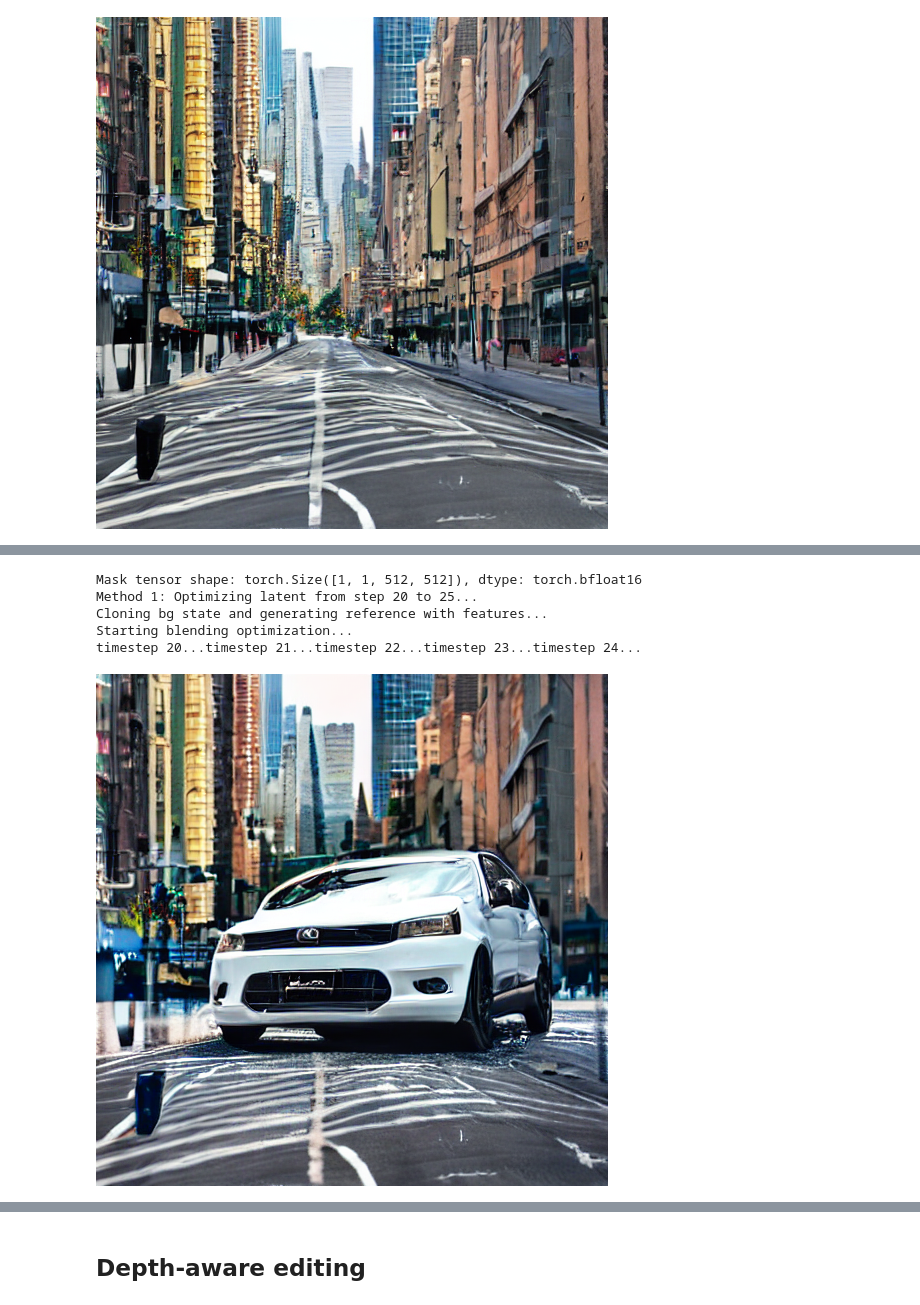
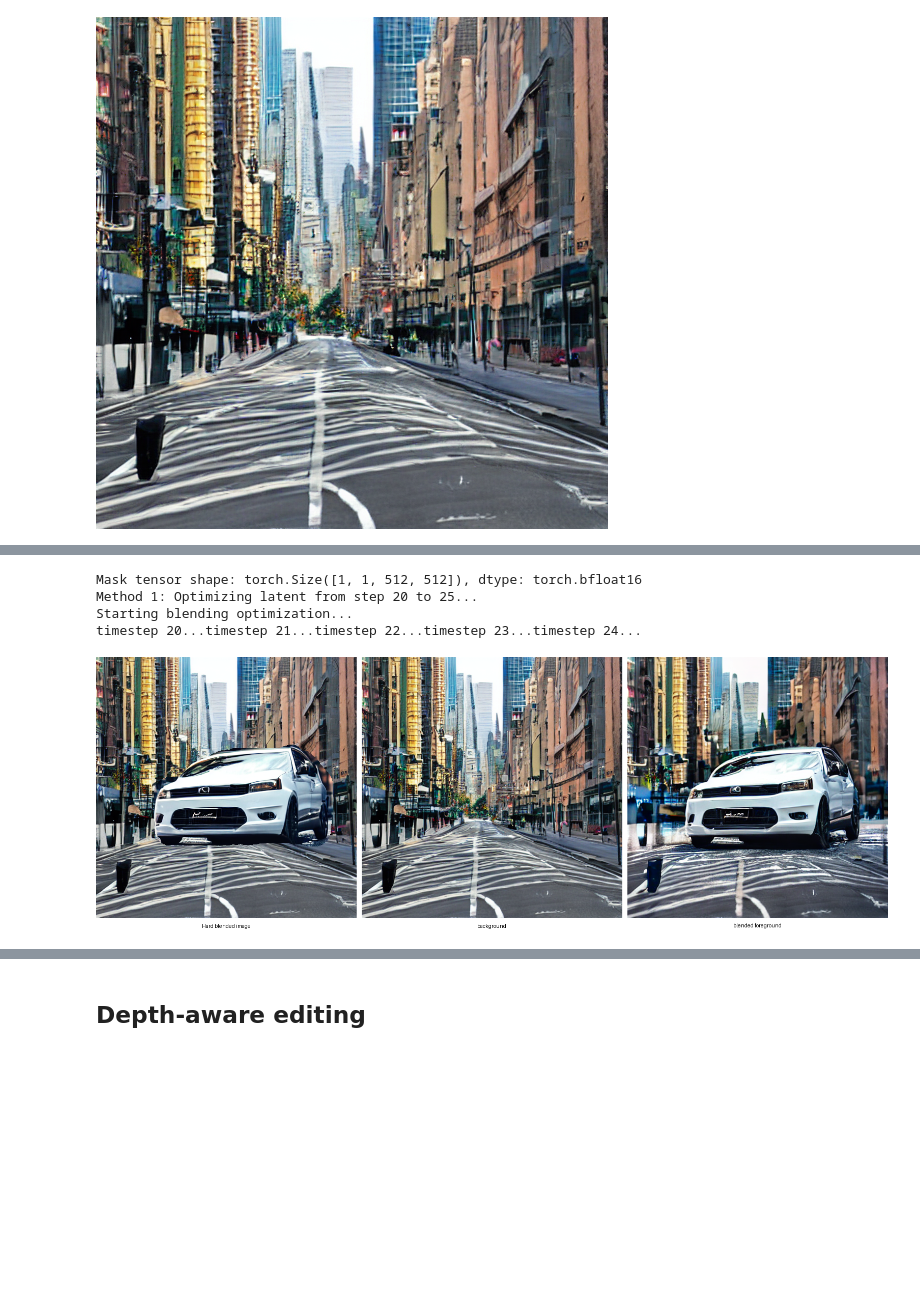
Before and after one commit to SaturnTsen/Flow-DLE, a Jupyter notebook: rotate.ipynb, the cells around one changed output, grey strips where cells are left out. Cells and saved outputs as stored; diff of their text form; code cells hidden in the pictures; blank space fills up the shorter version.

```diff
--- a/rotate.ipynb
+++ b/rotate.ipynb
@@ -110,46 +87,64 @@ blended_img
 # %%
-from instaflow.blend_transfer import BlendConfig, get_callback_with_fg_features
+from instaflow.blend_transfer import BlendConfig, blend_with_fg_features
 
-# Mask
+mask = painter.get_mask() # 0-1 numpy array dtype uint8
 mask_tensor = torch.from_numpy(mask).to(device=state_bg.device, dtype=state_bg.latent.dtype)
 if mask_tensor.ndim == 2:
     mask_tensor = mask_tensor.unsqueeze(0).unsqueeze(0)  # [1, 1, H, W]
+print(f"Mask tensor shape: {mask_tensor.shape}, dtype: {mask_tensor.dtype}")
+
+########################### HARD BLENDING #################################
+# Simple blending: mask * foreground + (1 - mask) * background
+fg_array = np.array(img_fg).astype(np.float32) / 255.0
+bg_array = np.array(img_bg).astype(np.float32) / 255.0
+mask_array = mask[:, :, np.newaxis]
+blended_array = mask_array * fg_array + (1.0 - mask_array) * bg_array
+blended_img = PIL.Image.fromarray((blended_array * 255).astype(np.uint8))
+blended_img
+
+############################ SOFT BLENDING ################################
 
 # Configs
 config = BlendConfig(
     blend_start_step=20,
     blend_end_step=25,
     optim_steps_per_inference=10,
     lr=0.1,
     lamfg=0.01, # fg guidance scale
     lambg=0.001 # bg guidance scale
 )
 
-print(f"Mask tensor shape: {mask_tensor.shape}, dtype: {mask_tensor.dtype}")
+# Clone bg state as reference and regenerate with features
 print(f"Method 1: Optimizing latent from step {config.blend_start_step} to {config.blend_end_step}...")
-
-# Clone bg state as reference and regenerate with features
-print("Cloning bg state and generating reference with features...")
 state_bg_ref = state_bg.clone()
 state_bg_ref.capture_all_intermediate_features = True
 state_bg_ref.intermediate_latents = []
 state_bg_ref.reset()
-state_bg_ref = pipe.infer_from_state(state_bg_ref, until=50, callback=example_callback)
+state_bg_ref = pipe.infer_from_state(state_bg_ref, until=50)
 
 print("Starting blending optimization...")
 state_bg.reset()
-state_bg = pipe.infer_from_state(
-    state_bg,
-    until=50,
-    callback = get_callback_with_fg_features(pipe, state_fg, state_bg_ref, mask_tensor, config)
+state_bg = pipe.infer_from_state(state_bg, until=50,
+    callback = blend_with_fg_features(pipe, state_fg, state_bg_ref, mask_tensor, config)
 )
 torch.cuda.empty_cache()
 img_method1 = pipe.decode_latents(state_bg.latent)[0][0]
-img_method1
+
+######################## ORIGINAL IMAGE #####################################
+state_bg.reset()
+state_bg = pipe.infer_from_state(state_bg, until=50, callback=None)
+torch.cuda.empty_cache()
+orig_img = pipe.decode_latents(state_bg.latent)[0][0]
+
+
+################################ SHOW #######################################
+show_images_in_row(
+    [blended_img, orig_img, img_method1 ],
+    ["Hard blended image", "background", "blended foreground"]
+)
 # %% [output]
 Mask tensor shape: torch.Size([1, 1, 512, 512]), dtype: torch.bfloat16
 Method 1: Optimizing latent from step 20 to 25...
-Cloning bg state and generating reference with features...
 Starting blending optimization...
 timestep 20...timestep 21...timestep 22...timestep 23...timestep 24...
-[figure, old version]
+[figure, new version]
```
Also changed, not shown: parts of 12 cells of this notebook, 5 other files.
